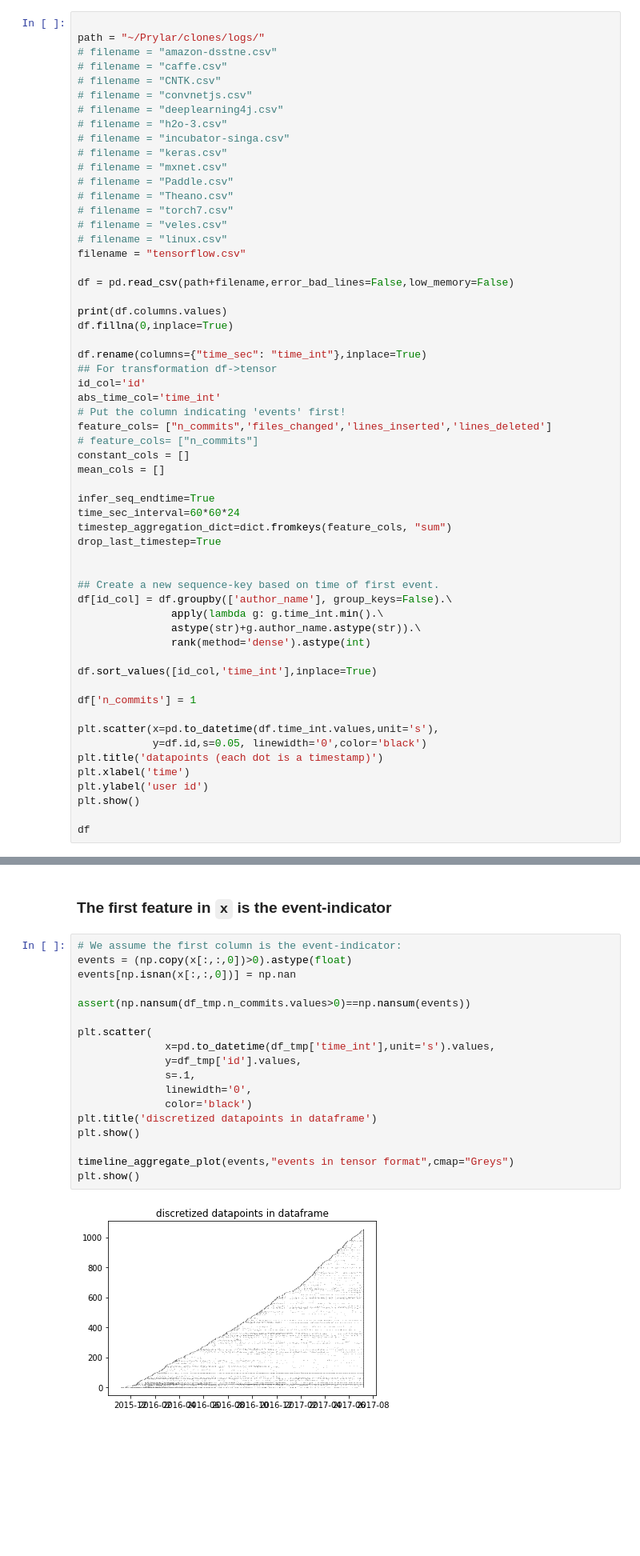
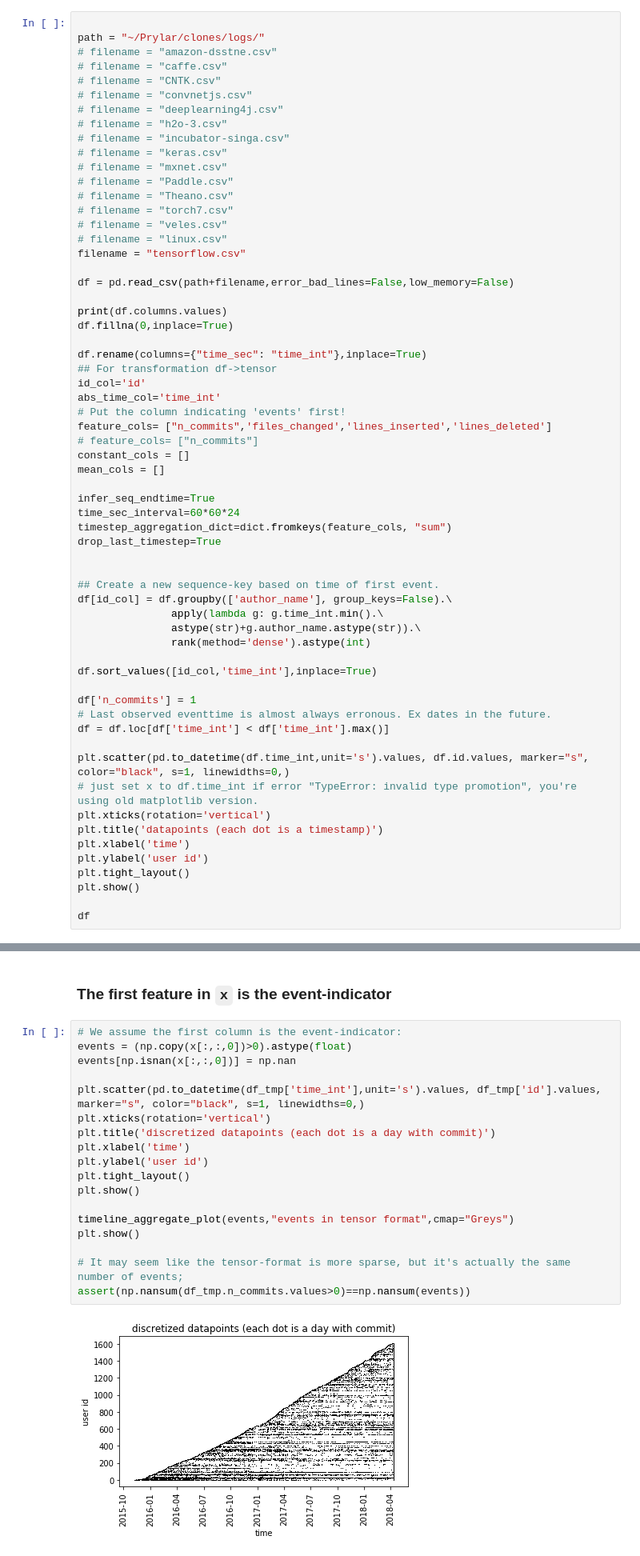
Before and after one commit to ragulpr/wtte-rnn-examples, a Jupyter notebook: examples/data-pipeline-template.ipynb, the cells around one changed output, grey strips where cells are left out. Shown at 80% size. Saved outputs shown, nothing was run; the diff lists cells and outputs as text; blank space fills up the shorter version.

```diff
--- a/examples/data-pipeline-template.ipynb
+++ b/examples/data-pipeline-template.ipynb
@@ -124,12 +136,16 @@ df[id_col] = df.groupby(['author_name'], group_keys=False).\
 df.sort_values([id_col,'time_int'],inplace=True)
 
 df['n_commits'] = 1
+# Last observed eventtime is almost always erronous. Ex dates in the future.
+df = df.loc[df['time_int'] < df['time_int'].max()]
 
-plt.scatter(x=pd.to_datetime(df.time_int.values,unit='s'),
-            y=df.id,s=0.05, linewidth='0',color='black')
+plt.scatter(pd.to_datetime(df.time_int,unit='s').values, df.id.values, marker="s", color="black", s=1, linewidths=0,)
+# just set x to df.time_int if error "TypeError: invalid type promotion", you're using old matplotlib version.
+plt.xticks(rotation='vertical')
 plt.title('datapoints (each dot is a timestamp)')
 plt.xlabel('time')
 plt.ylabel('user id')
+plt.tight_layout()
 plt.show()
 
 df
@@ -216,20 +231,20 @@ df_tmp
 # %%
 # We assume the first column is the event-indicator:
 events = (np.copy(x[:,:,0])>0).astype(float)
 events[np.isnan(x[:,:,0])] = np.nan
 
-assert(np.nansum(df_tmp.n_commits.values>0)==np.nansum(events))
-
-plt.scatter(
-              x=pd.to_datetime(df_tmp['time_int'],unit='s').values,
-              y=df_tmp['id'].values,
-              s=.1,
-              linewidth='0',
-              color='black')
-plt.title('discretized datapoints in dataframe')
+plt.scatter(pd.to_datetime(df_tmp['time_int'],unit='s').values, df_tmp['id'].values, marker="s", color="black", s=1, linewidths=0,)
+plt.xticks(rotation='vertical')
+plt.title('discretized datapoints (each dot is a day with commit)')
+plt.xlabel('time')
+plt.ylabel('user id')
+plt.tight_layout()
 plt.show()
 
 timeline_aggregate_plot(events,"events in tensor format",cmap="Greys")
 plt.show()
+
+# It may seem like the tensor-format is more sparse, but it's actually the same number of events;
+assert(np.nansum(df_tmp.n_commits.values>0)==np.nansum(events))
 # %% [output]
-[figure, old version]
+[figure, new version]
```
Also changed, not shown: parts of 33 cells of this notebook.
